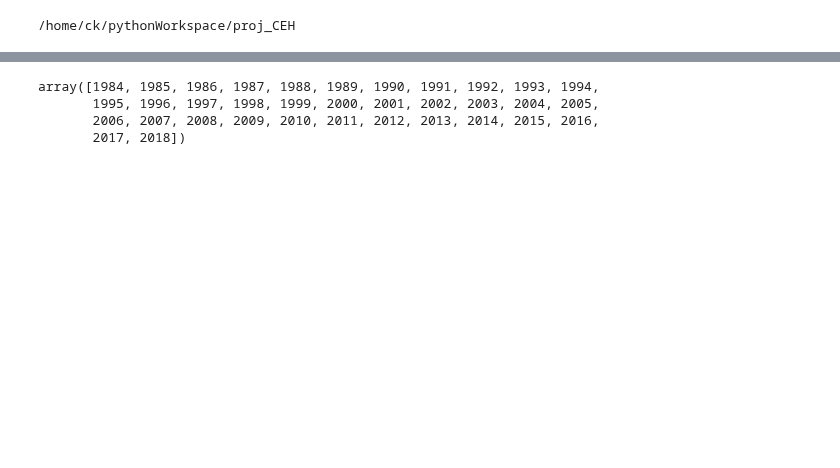
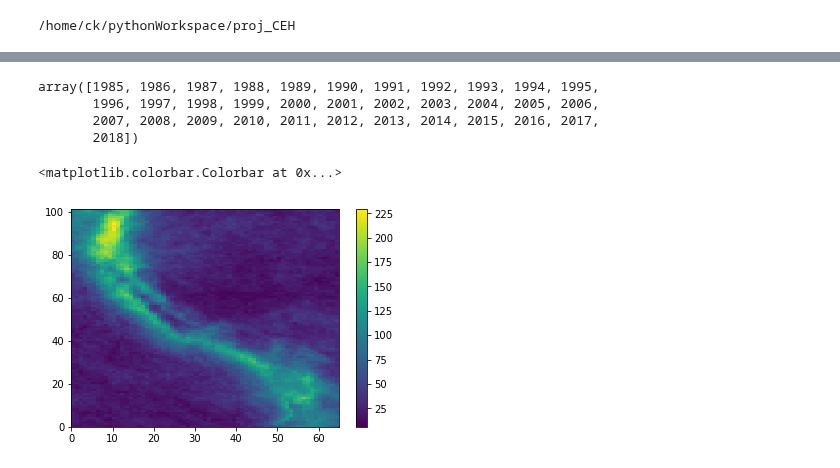
Before and after one commit to cornkle/proj_CEH, a Jupyter notebook: notebooks/HUARAZ_200hPa_correlation-plots_GRIDSAT-numberofCorrDays.ipynb, the cells around one changed output, grey strips where cells are left out. Saved outputs shown, nothing was run; the diff lists cells and outputs as text; code cells hidden in the pictures; blank space fills up the shorter version.

```diff
--- a/notebooks/HUARAZ_200hPa_correlation-plots_GRIDSAT-numberofCorrDays.ipynb
+++ b/notebooks/HUARAZ_200hPa_correlation-plots_GRIDSAT-numberofCorrDays.ipynb
@@ -30,8 +30,9 @@ cd ..
 # %%
 fpath = cnst.network_data + 'figs/HUARAZ/'
 # %%
-corr_all = xr.open_dataset('/home/ck/DIR/mymachine/GRIDSAT/MCS18_peru/correlations/GRIDSAT_u200_correlation_SouthAmerica.nc')
-corr_end = xr.open_dataset('/home/ck/DIR/mymachine/GRIDSAT/MCS18_peru/correlations/GRIDSAT_u200_correlation_SouthAmerica_2000-2018.nc')
+corr_all = xr.open_dataset('/home/ck/DIR/mymachine/GRIDSAT/MCS18_peru/correlations/GRIDSAT-15_u_correlation_SouthAmerica_1985-2018_diffs.nc')
+corr_first = xr.open_dataset('/home/ck/DIR/mymachine/GRIDSAT/MCS18_peru/correlations/GRIDSAT-15_u_correlation_SouthAmerica_1985-2004_diffs.nc')
+corr_end = xr.open_dataset('/home/ck/DIR/mymachine/GRIDSAT/MCS18_peru/correlations/GRIDSAT-15_u_correlation_SouthAmerica_1998-2018_diffs.nc')
 # %%
 def readERA():
 
@@ -97,8 +111,8 @@ corr_end = corr_end.assign_coords(dayofyear=corr_end.dayofyear.values)
 # %%
 corr_all.years
 # %% [output]
-array([1984, 1985, 1986, 1987, 1988, 1989, 1990, 1991, 1992, 1993, 1994,
-       1995, 1996, 1997, 1998, 1999, 2000, 2001, 2002, 2003, 2004, 2005,
-       2006, 2007, 2008, 2009, 2010, 2011, 2012, 2013, 2014, 2015, 2016,
-       2017, 2018])
+array([1985, 1986, 1987, 1988, 1989, 1990, 1991, 1992, 1993, 1994, 1995,
+       1996, 1997, 1998, 1999, 2000, 2001, 2002, 2003, 2004, 2005, 2006,
+       2007, 2008, 2009, 2010, 2011, 2012, 2013, 2014, 2015, 2016, 2017,
+       2018])
 # %%
@@ -112,2 +127,8 @@ corr_all_num = corr_all['r'].where(corr_all['pval']<=0.05).count('dayofyear')
 # %%
 corr_end_num = corr_end['r'].where(corr_end['pval']<=0.05).count('dayofyear')
+# %%
+plt.pcolormesh(corr_end_num)
+plt.colorbar()
+# %% [output]
+<matplotlib.colorbar.Colorbar at 0x...>
+[figure, added]
```
Also changed, not shown: parts of 17 cells of this notebook, 14 other files.
